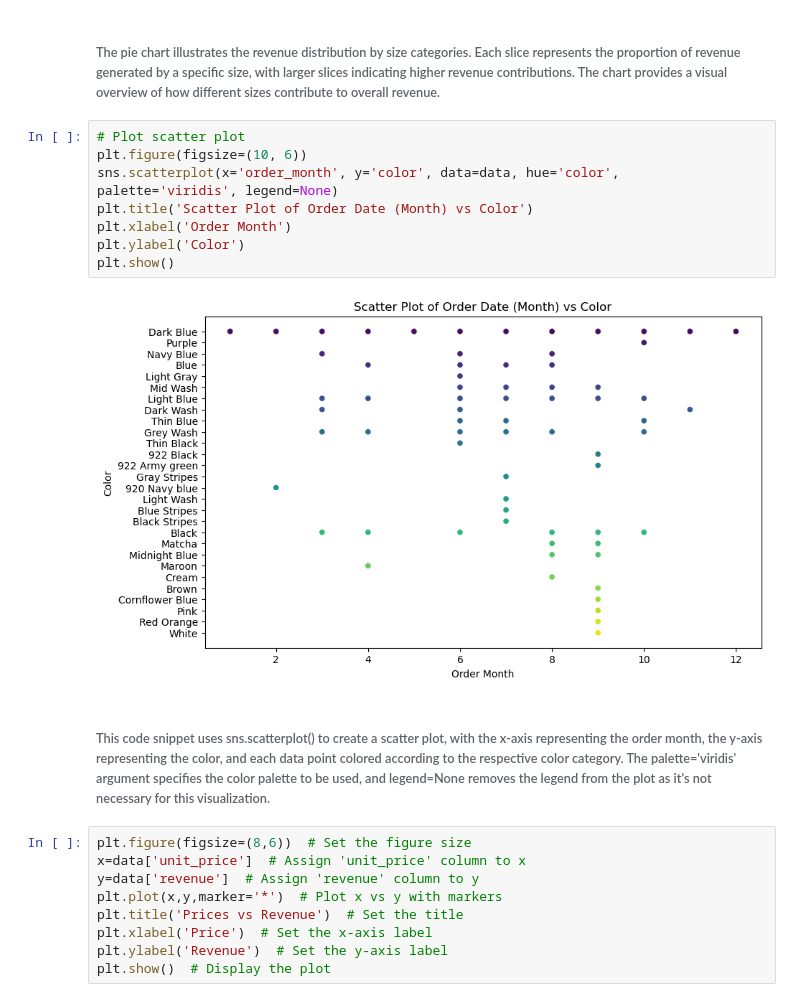
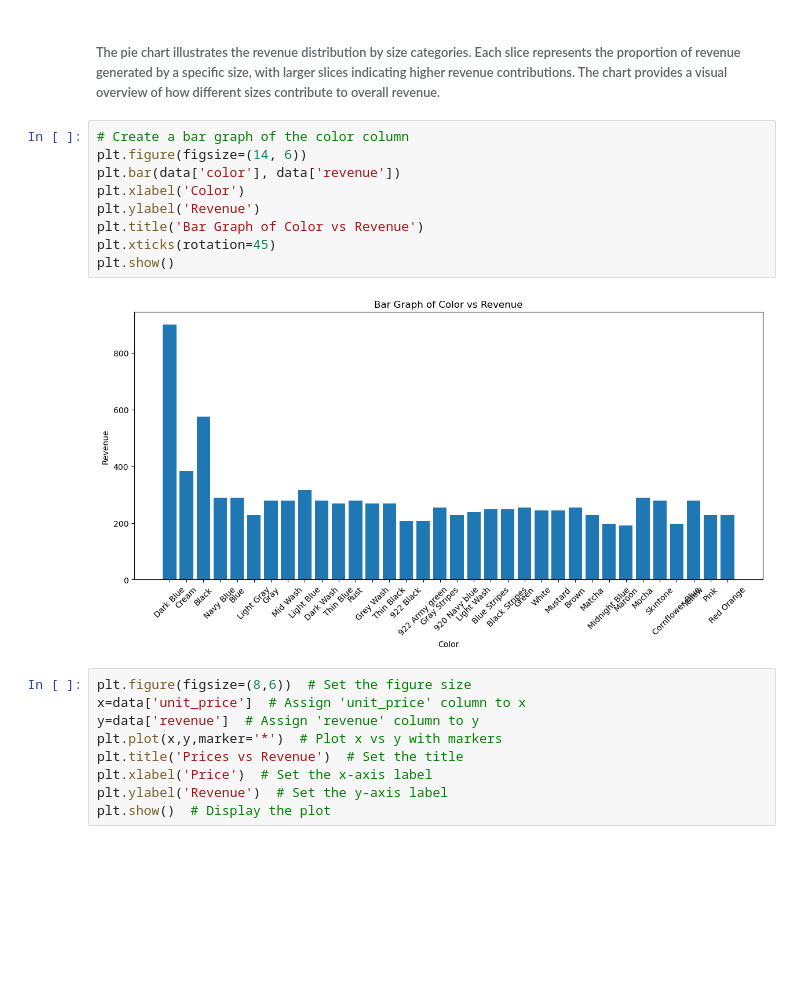
Before and after one commit to Pavani8902/women_clothing_ecommerce_sales_data_pavani, a Jupyter notebook: Women_clothing_ecommerce_sales_data.ipynb, the cells around one changed output. Cells and saved outputs as stored; diff of their text form; blank space fills up the shorter version.

```diff
--- a/Women_clothing_ecommerce_sales_data.ipynb
+++ b/Women_clothing_ecommerce_sales_data.ipynb
@@ -657,17 +660,16 @@ plt.show()
 # %% [markdown]
 ###### The pie chart illustrates the revenue distribution by size categories. Each slice represents the proportion of revenue generated by a specific size, with larger slices indicating higher revenue contributions. The chart provides a visual overview of how different sizes contribute to overall revenue.
 # %%
-# Plot scatter plot
-plt.figure(figsize=(10, 6))
-sns.scatterplot(x='order_month', y='color', data=data, hue='color', palette='viridis', legend=None)
-plt.title('Scatter Plot of Order Date (Month) vs Color')
-plt.xlabel('Order Month')
-plt.ylabel('Color')
+# Create a bar graph of the color column
+plt.figure(figsize=(14, 6))
+plt.bar(data['color'], data['revenue'])
+plt.xlabel('Color')
+plt.ylabel('Revenue')
+plt.title('Bar Graph of Color vs Revenue')
+plt.xticks(rotation=45)
 plt.show()
 # %% [output]
-[figure, old version]
+[figure, new version]
-# %% [markdown]
-###### This code snippet uses sns.scatterplot() to create a scatter plot, with the x-axis representing the order month, the y-axis representing the color, and each data point colored according to the respective color category. The palette='viridis' argument specifies the color palette to be used, and legend=None removes the legend from the plot as it's not necessary for this visualization.
 # %%
 plt.figure(figsize=(8,6))  # Set the figure size
 x=data['unit_price']  # Assign 'unit_price' column to x
```
Also changed, not shown: parts of 26 cells of this notebook, 1 other file.
